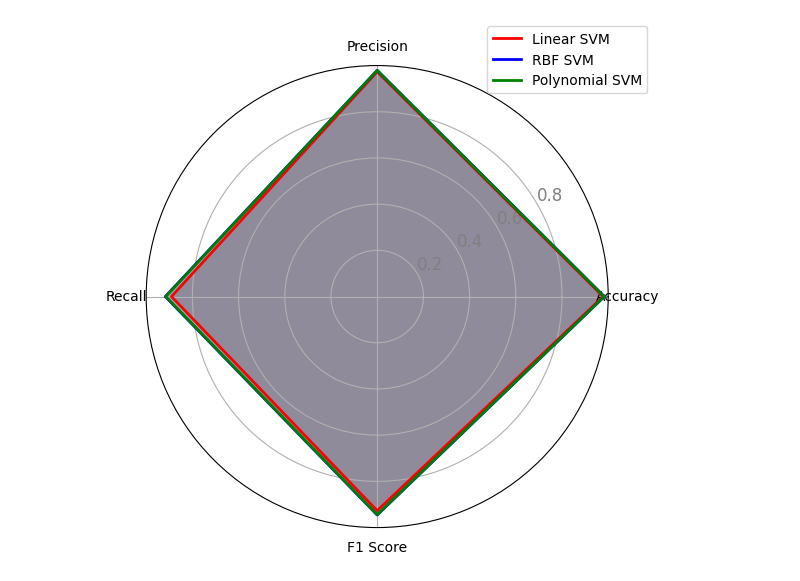
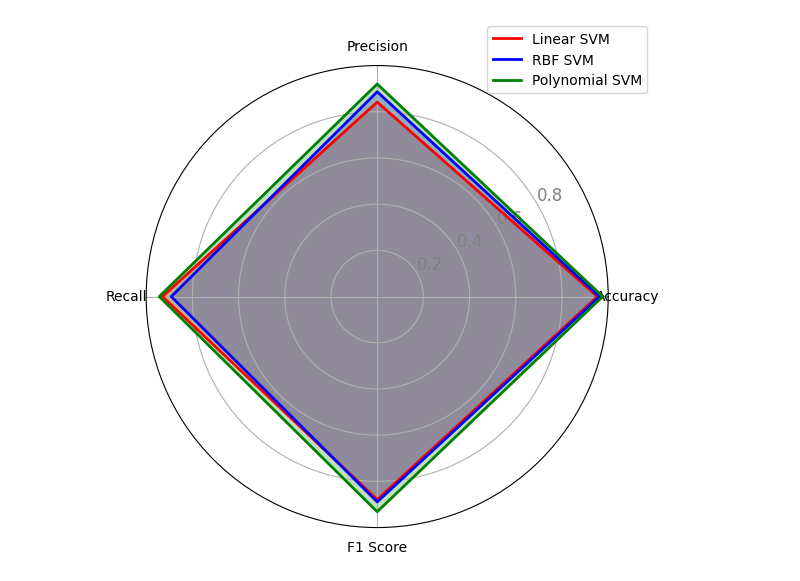
Before and after one commit to ZahirAhmadChaudhry/Pulsar_dataset_Classification_using_SVM, a Jupyter notebook: notebooks/MODEL_TRAINING.ipynb, the cells around one changed output. Cells and saved outputs as stored; diff of their text form; code cells hidden in the pictures.

```diff
--- a/notebooks/MODEL_TRAINING.ipynb
+++ b/notebooks/MODEL_TRAINING.ipynb
@@ -11,5 +11,6 @@ import warnings
 warnings.filterwarnings("ignore")
 # %%
 # importing the dataset
-df=pd.read_csv('Datasets/pulsar_data_train_processed.csv')
-df.head()
+df_train = pd.read_csv('Datasets/pulsar_data_train_processed.csv')
+df_test = pd.read_csv('Datasets/pulsar_data_test_processed.csv')
+df_validation = pd.read_csv('Datasets/pulsar_data_validation.csv')
@@ -29,0 +17,8 @@ X_train, X_test, y_train, y_test = train_test_split(X, y, test_size=0.2, random_
+# %%
+# Prepare the features and labels
+X_train = df_train.drop('target_class', axis=1)
+y_train = df_train['target_class']
+X_validation = df_validation.drop('target_class', axis=1)
+y_validation = df_validation['target_class']
+X_test = df_test.drop('target_class', axis=1)
+y_test = df_test['target_class']
@@ -276,9 +273,9 @@ from sklearn.metrics import classification_report
 metrics = ['Accuracy', 'Precision', 'Recall', 'F1 Score']  # Assuming we're focusing on these 4 metrics
 
 # Generate classification reports with 'output_dict=True' for easier parsing
-report_linear = classification_report(y_test, grid_search_linear.predict(X_test), output_dict=True)
-report_rbf = classification_report(y_test, grid_search_rbf.predict(X_test), output_dict=True)
-report_poly = classification_report(y_test, grid_search_poly.predict(X_test), output_dict=True)
+report_linear = classification_report(y_validation, grid_search_linear.predict(X_validation), output_dict=True)
+report_rbf = classification_report(y_validation, grid_search_rbf.predict(X_validation), output_dict=True)
+report_poly = classification_report(y_validation, grid_search_poly.predict(X_validation), output_dict=True)
 
 # Function to extract required metrics from the report
 def extract_metrics(report):
@@ -302,32 +299,32 @@ values_poly += values_poly[:1]
 num_vars = len(metrics)
 
 # Calculate the angle for each axis
 angles = np.linspace(0, 2 * np.pi, num_vars, endpoint=False).tolist()  # Close the loop
 angles += angles[:1]  # Ensure the loop is closed by repeating the first value
 
 # Plot setup
 fig, ax = plt.subplots(figsize=(6, 6), subplot_kw=dict(polar=True))
 
 # Draw one axis per variable + add labels
 plt.xticks(angles[:-1], metrics)
 
 # Draw ylabels
 ax.set_rlabel_position(30)
 plt.yticks([0.2, 0.4, 0.6, 0.8], ["0.2", "0.4", "0.6", "0.8"], color="grey", size=12)
 plt.ylim(0, 1)
 
 # Plot data
 ax.plot(angles, values_linear, color='red', linewidth=2, linestyle='solid', label='Linear SVM')
 ax.fill(angles, values_linear, color='red', alpha=0.25)
 ax.plot(angles, values_rbf, color='blue', linewidth=2, linestyle='solid', label='RBF SVM')
 ax.fill(angles, values_rbf, color='blue', alpha=0.25)
 ax.plot(angles, values_poly, color='green', linewidth=2, linestyle='solid', label='Polynomial SVM')
 ax.fill(angles, values_poly, color='green', alpha=0.25)
 
 # Add a legend
 plt.legend(loc='upper right', bbox_to_anchor=(1.1, 1.1))
 
 plt.show()
 # %% [output]
-[figure, old version]
+[figure, new version]
 # %%
```
Also changed, not shown: parts of 14 cells of this notebook, 25 other files.
